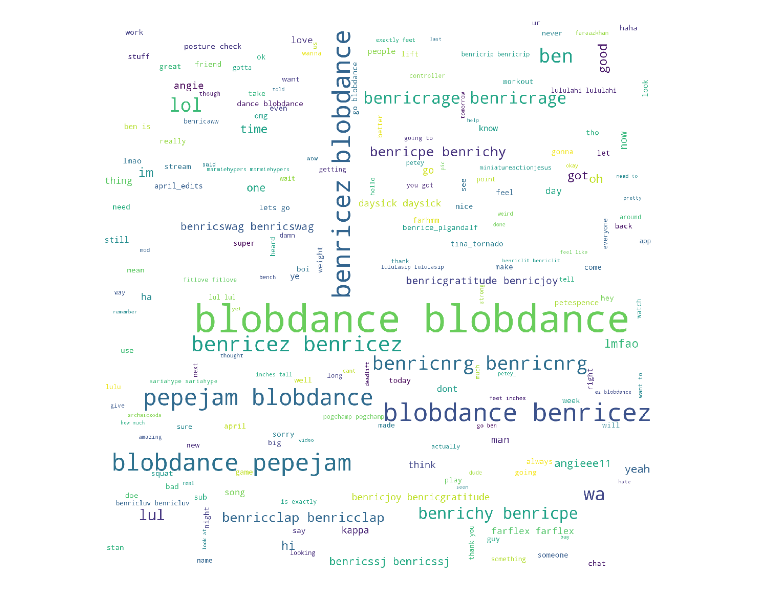
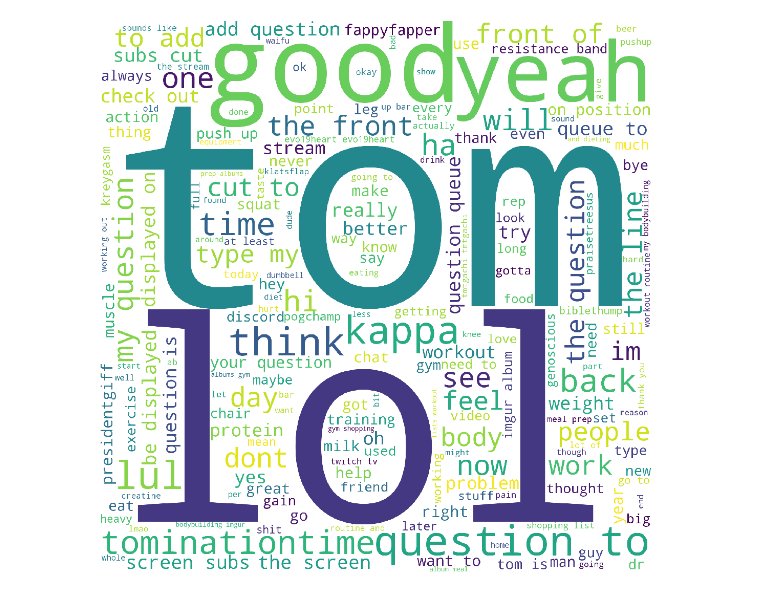
Before and after one commit to UBERCRUZER/twitch-chatbot, a Jupyter notebook: chatExplore.ipynb, the cells around one changed output. Cells and saved outputs as stored; diff of their text form; code cells hidden in the pictures.

Commit message:
continuing chat eda / cursory classification of messages

```diff
--- a/chatExplore.ipynb
+++ b/chatExplore.ipynb
@@ -75,5 +82,5 @@ plt.show()
 # %%
-martonoChat = df[df['chatchannel'] == 'benrice_plgandalf']
+martonoChat = df[df['chatchannel'] == 'tominationtime']
 
 from wordcloud import WordCloud, STOPWORDS
 
@@ -81,31 +88,31 @@ comment_words = ''
 stopwords = set(STOPWORDS)
 
 # iterate through the csv file
 for val in martonoChat.chat_line:
 
     # typecaste each val to string
     val = str(val)
 
     # split the value
     tokens = val.split()
 
     # Converts each token into lowercase
     for i in range(len(tokens)):
         tokens[i] = tokens[i].lower()
 
     comment_words += " ".join(tokens)+" "
 
 wordcloud = WordCloud(width = 2000, height = 2000,
                 background_color ='white',
                 stopwords = stopwords,
                 min_font_size = 10).generate(comment_words)
 
 # plot the WordCloud image
 plt.figure(figsize = (15, 15), facecolor = None)
 plt.imshow(wordcloud)
 plt.axis("off")
 plt.tight_layout(pad = 0)
 
 plt.show()
 # %% [output]
-[figure, old version]
+[figure, new version]
```
Also changed, not shown: parts of 8 cells of this notebook.
